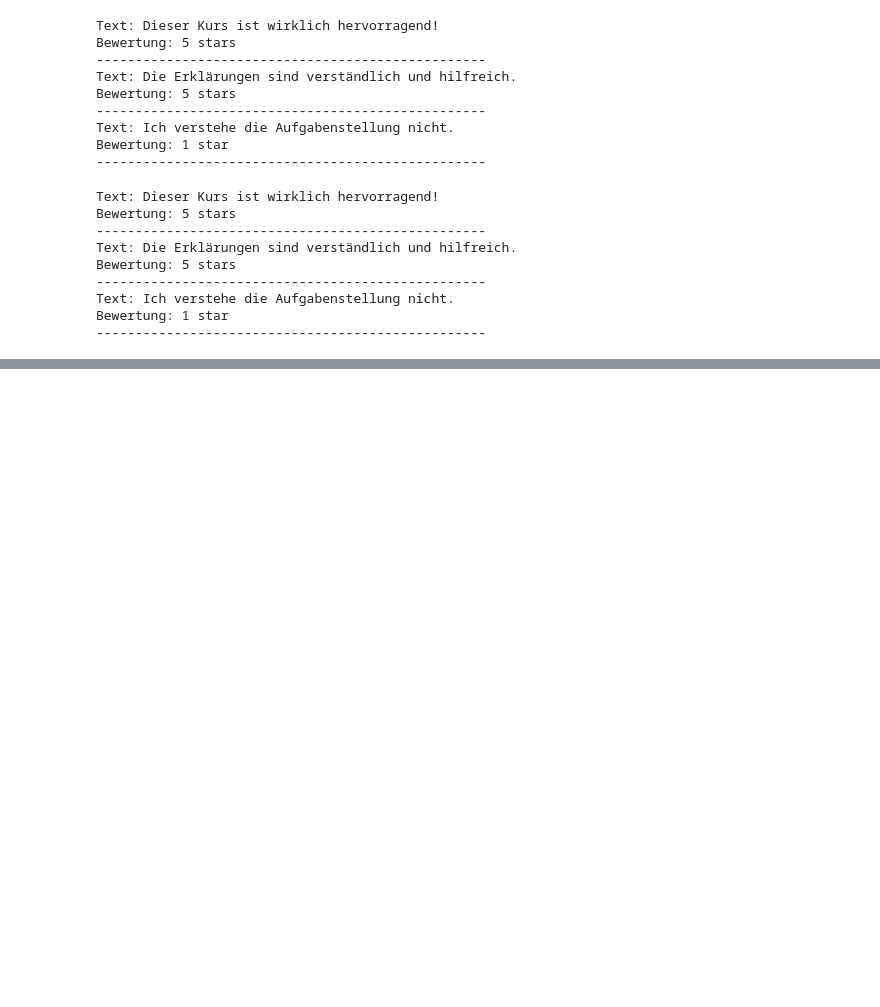
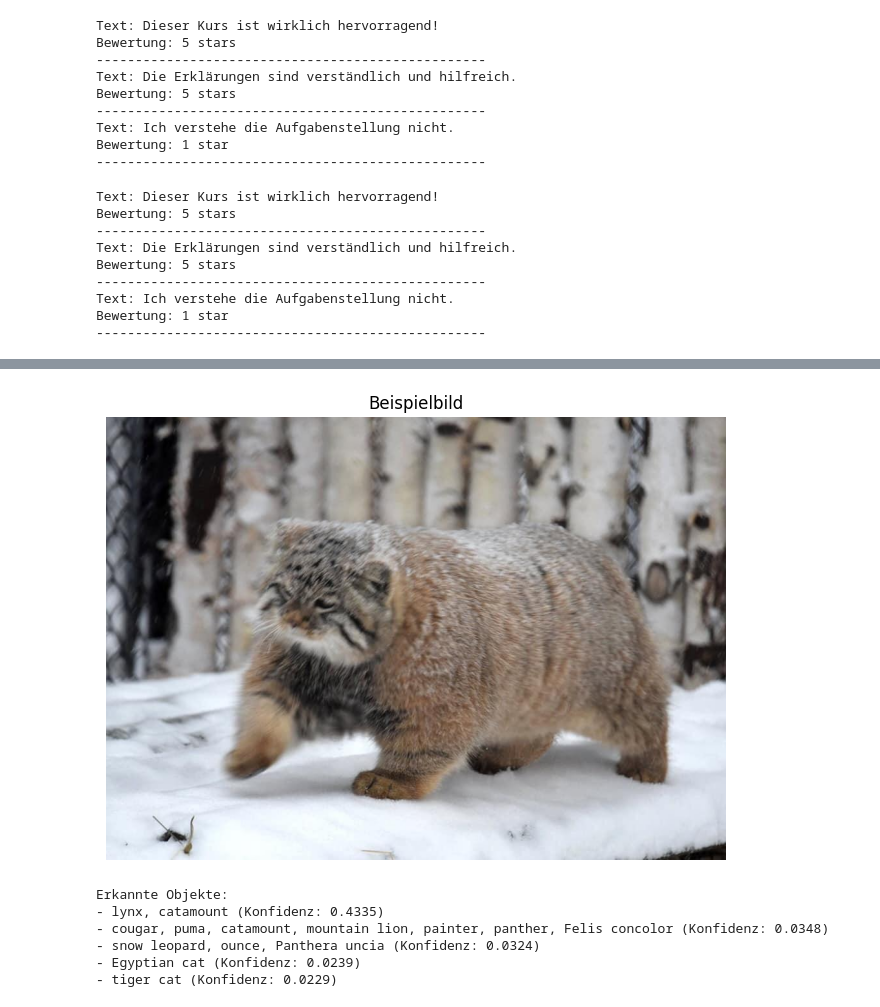
Before and after one commit to dnhshl/cc-ai, a Jupyter notebook: HuggingFaceIntro.ipynb, the cells around one changed output, grey strips where cells are left out. Drawn from its saved outputs; the diff is of its cells as text; code cells hidden in the pictures; blank space fills up the shorter version.

```diff
--- a/HuggingFaceIntro.ipynb
+++ b/HuggingFaceIntro.ipynb
@@ -113,0 +120,8 @@ Bewertung: 1 star
+# %%
+# Laden eines vortrainierten Bildklassifikationsmodells
+classifier = pipeline("image-classification")
+
+# Beispielbild laden
+url = "https://huggingface.co/datasets/huggingface/documentation-images/resolve/main/pipeline-cat-chonk.jpeg"
+response = requests.get(url)
+image = Image.open(BytesIO(response.content))
@@ -113,0 +133,24 @@ Bewertung: 1 star
+# %%
+# Bild anzeigen
+plt.figure(figsize=(8, 8))
+plt.imshow(image)
+plt.axis('off')
+plt.title("Beispielbild")
+plt.show()
+# %% [output]
+[figure, added]
+# %%
+# Bildklassifikation durchführen
+results = classifier(image)
+
+# Ergebnisse anzeigen
+print("Erkannte Objekte:")
+for result in results:
+    print(f"- {result['label']} (Konfidenz: {result['score']:.4f})")
+# %% [output]
+Erkannte Objekte:
+- lynx, catamount (Konfidenz: 0.4335)
+- cougar, puma, catamount, mountain lion, painter, panther, Felis concolor (Konfidenz: 0.0348)
+- snow leopard, ounce, Panthera uncia (Konfidenz: 0.0324)
+- Egyptian cat (Konfidenz: 0.0239)
+- tiger cat (Konfidenz: 0.0229)
```
Also changed, not shown: parts of 13 cells of this notebook.
